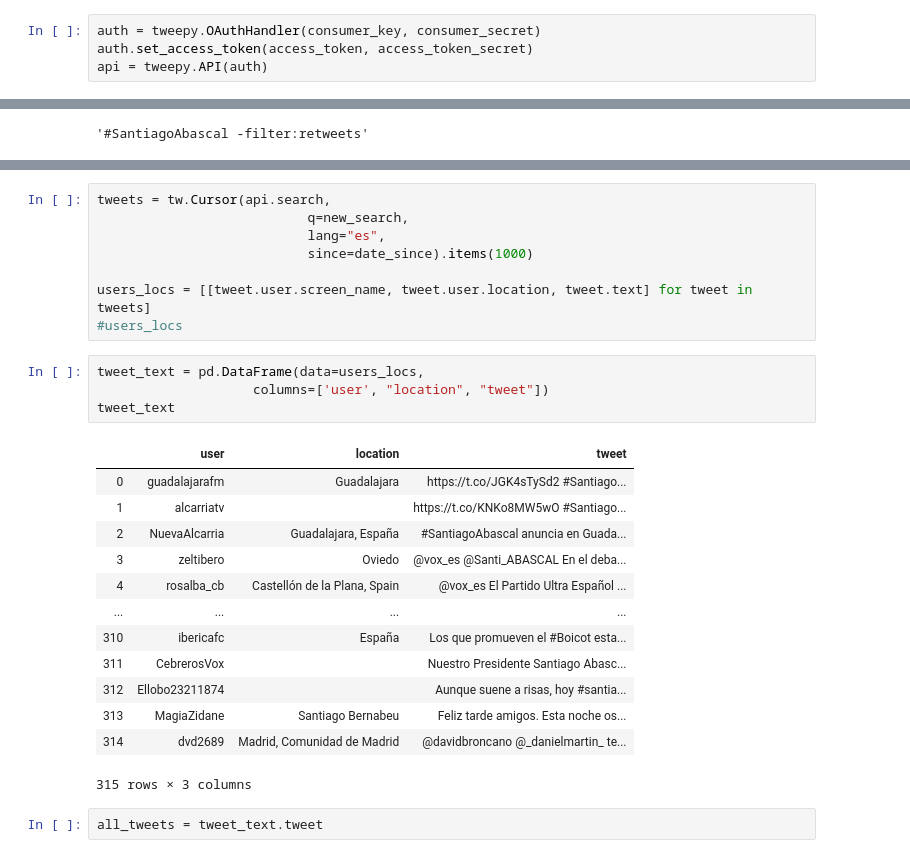
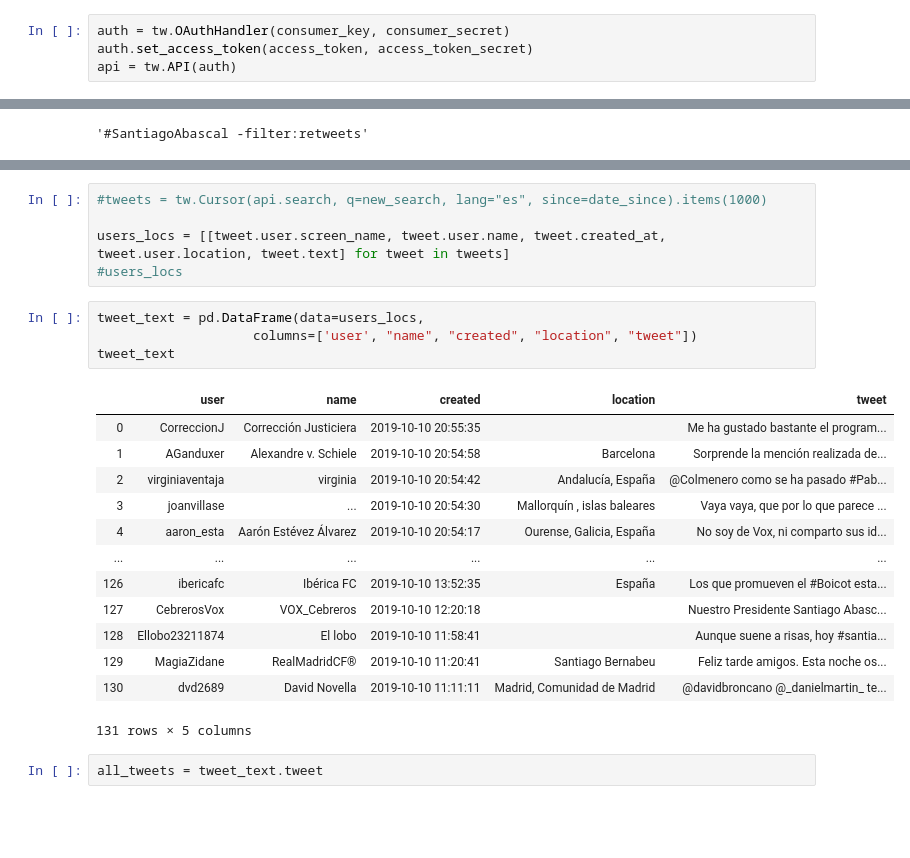
Before and after one commit to anjelccb/trabajo_final, a Jupyter notebook: trabajo_final_empezando.ipynb, the cells around one changed output, grey strips where cells are left out. Cells and saved outputs as stored; diff of their text form; blank space fills up the shorter version.

```diff
--- a/trabajo_final_empezando.ipynb
+++ b/trabajo_final_empezando.ipynb
@@ -35,9 +35,9 @@ consumer_secret
 # %% [output]
 '22gSlGa2BWUJU1fz7lwTAPwm3HCRdeCIBQeYarX5JszRslcJup'
 # %%
-auth = tweepy.OAuthHandler(consumer_key, consumer_secret)
+auth = tw.OAuthHandler(consumer_key, consumer_secret)
 auth.set_access_token(access_token, access_token_secret)
-api = tweepy.API(auth)
+api = tw.API(auth)
 # %%
 api.me().name
 # %% [output]
@@ -88,31 +90,28 @@ tweets = tw.Cursor(api.search,
  'Feliz tarde amigos. Esta noche os recomiendo que pongais el hormiguero #SantiagoAbascal por 🇪🇸 #Vox https://t.co/naiqa8ffWv',
  '@davidbroncano @_danielmartin_ tenéis la ocasión de hacer una entrada 2.0 en @El_Hormiguero con una careta de Franc… https://t.co/8cEkPcXSCe']
 # %%
-tweets = tw.Cursor(api.search,
-                           q=new_search,
-                           lang="es",
-                           since=date_since).items(1000)
+#tweets = tw.Cursor(api.search, q=new_search, lang="es", since=date_since).items(1000)
 
-users_locs = [[tweet.user.screen_name, tweet.user.location, tweet.text] for tweet in tweets]
+users_locs = [[tweet.user.screen_name, tweet.user.name, tweet.created_at, tweet.user.location, tweet.text] for tweet in tweets]
 #users_locs
 # %%
 tweet_text = pd.DataFrame(data=users_locs,
-                    columns=['user', "location", "tweet"])
+                    columns=['user', "name", "created", "location", "tweet"])
 tweet_text
 # %% [output]
-|  | user | location | tweet |
-| 0 | guadalajarafm | Guadalajara | https://t.co/JGK4sTySd2 #Santiago... |
-| 1 | alcarriatv |  | https://t.co/KNKo8MW5wO #Santiago... |
-| 2 | NuevaAlcarria | Guadalajara, España | #SantiagoAbascal anuncia en Guada... |
-| 3 | zeltibero | Oviedo | @vox_es @Santi_ABASCAL En el deba... |
-| 4 | rosalba_cb | Castellón de la Plana, Spain | @vox_es El Partido Ultra Español ... |
-| ... | ... | ... | ... |
-| 310 | ibericafc | España | Los que promueven el #Boicot esta... |
-| 311 | CebrerosVox |  | Nuestro Presidente Santiago Abasc... |
-| 312 | Ellobo23211874 |  | Aunque suene a risas, hoy #santia... |
-| 313 | MagiaZidane | Santiago Bernabeu | Feliz tarde amigos. Esta noche os... |
-| 314 | dvd2689 | Madrid, Comunidad de Madrid | @davidbroncano @_danielmartin_ te... |
+|  | user | name | created | location | tweet |
+| 0 | CorreccionJ | Corrección Justiciera | 2019-10-10 20:55:35 |  | Me ha gustado bastante el program... |
+| 1 | AGanduxer | Alexandre v. Schiele | 2019-10-10 20:54:58 | Barcelona | Sorprende la mención realizada de... |
+| 2 | virginiaventaja | virginia | 2019-10-10 20:54:42 | Andalucía, España | @Colmenero como se ha pasado #Pab... |
+| 3 | joanvillase | ... | 2019-10-10 20:54:30 | Mallorquín , islas baleares | Vaya vaya, que por lo que parece ... |
+| 4 | aaron_esta | Aarón Estévez Álvarez | 2019-10-10 20:54:17 | Ourense, Galicia, España | No soy de Vox, ni comparto sus id... |
+| ... | ... | ... | ... | ... | ... |
+| 126 | ibericafc | Ibérica FC | 2019-10-10 13:52:35 | España | Los que promueven el #Boicot esta... |
+| 127 | CebrerosVox | VOX_Cebreros | 2019-10-10 12:20:18 |  | Nuestro Presidente Santiago Abasc... |
+| 128 | Ellobo23211874 | El lobo | 2019-10-10 11:58:41 |  | Aunque suene a risas, hoy #santia... |
+| 129 | MagiaZidane | RealMadridCF® | 2019-10-10 11:20:41 | Santiago Bernabeu | Feliz tarde amigos. Esta noche os... |
+| 130 | dvd2689 | David Novella | 2019-10-10 11:11:11 | Madrid, Comunidad de Madrid | @davidbroncano @_danielmartin_ te... |
-315 rows × 3 columns
+131 rows × 5 columns
 # %%
 all_tweets = tweet_text.tweet
 # %%
```
Also changed, not shown: parts of 5 cells of this notebook, 3 other files.
